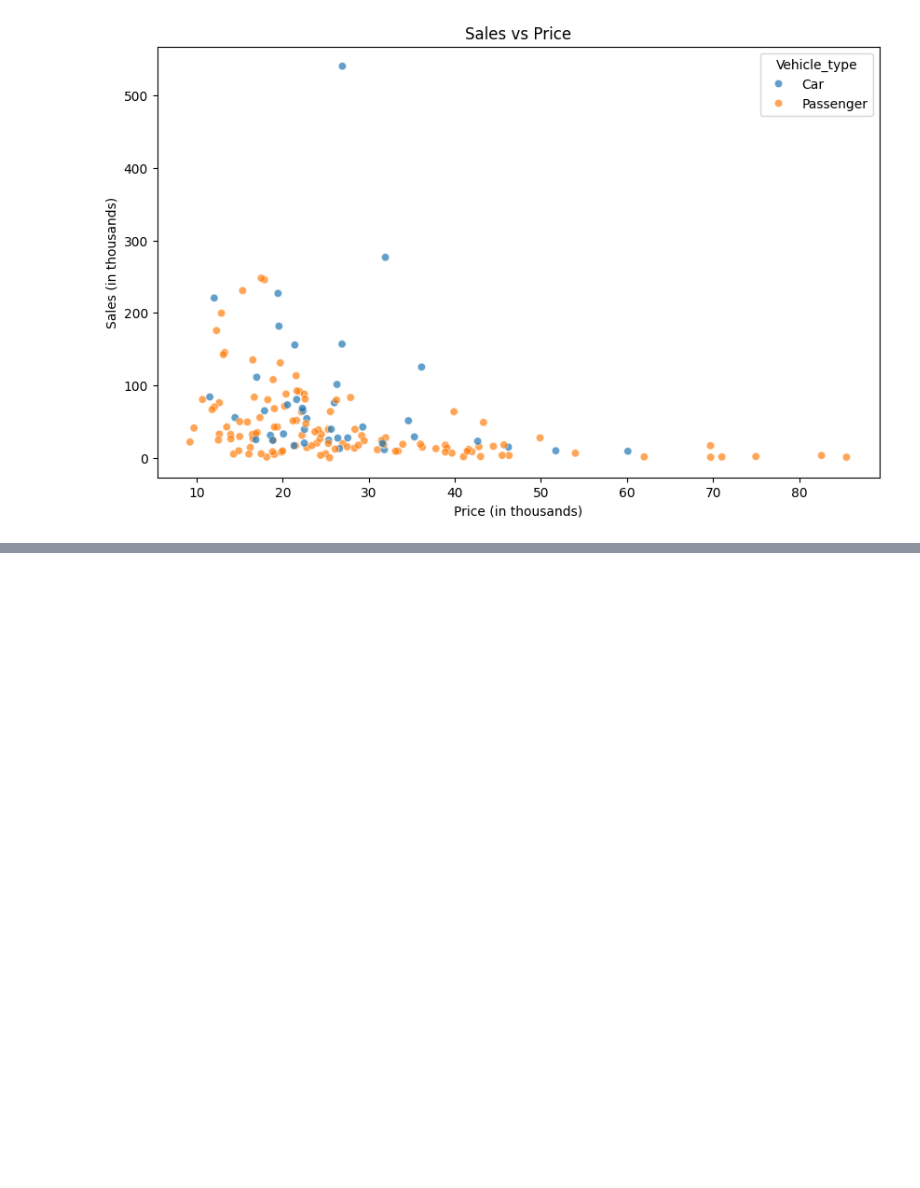
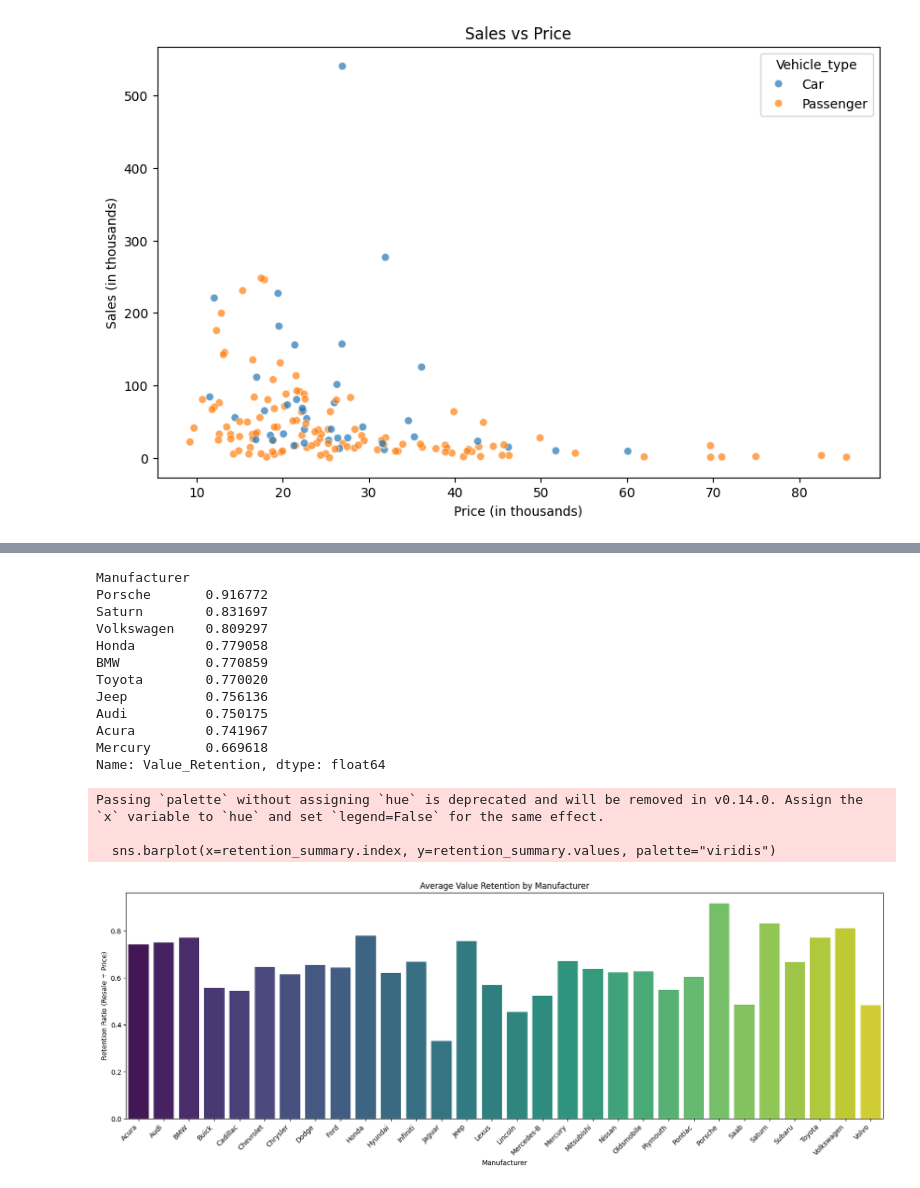
Before and after one commit to bencygv/Project, a Jupyter notebook: notebooks/01_exploration.ipynb, the cells around one changed output, grey strips where cells are left out. Saved outputs shown, nothing was run; the diff lists cells and outputs as text; code cells hidden in the pictures; blank space fills up the shorter version.

```diff
--- a/notebooks/01_exploration.ipynb
+++ b/notebooks/01_exploration.ipynb
@@ -773,0 +818,35 @@ Cluster
+# %%
+# Which manufacturers retain value best (Year_resale_value vs Price)?
+
+# Value Retention (% of original price)
+df["Value_Retention"] = df["Year_resale_value"] / df["Price_in_thousands"]
+
+# Average retention by manufacturer
+retention_summary = df.groupby("Manufacturer")["Value_Retention"].mean().sort_values(ascending=False)
+print(retention_summary.head(10))
+
+# Plot retention percentage
+plt.figure(figsize=(20,6))
+sns.barplot(x=retention_summary.index, y=retention_summary.values, palette="viridis")
+plt.xticks(rotation=45, ha="right")
+plt.title("Average Value Retention by Manufacturer")
+plt.ylabel("Retention Ratio (Resale ÷ Price)")
+plt.xlabel("Manufacturer")
+plt.show()
+# %% [output]
+Manufacturer
+Porsche       0.916772
+Saturn        0.831697
+Volkswagen    0.809297
+Honda         0.779058
+BMW           0.770859
+Toyota        0.770020
+Jeep          0.756136
+Audi          0.750175
+Acura         0.741967
+Mercury       0.669618
+Name: Value_Retention, dtype: float64
+Passing `palette` without assigning `hue` is deprecated and will be removed in v0.14.0. Assign the `x` variable to `hue` and set `legend=False` for the same effect.
+
+  sns.barplot(x=retention_summary.index, y=retention_summary.values, palette="viridis")
+[figure, added]
```
Also changed, not shown: parts of 7 cells of this notebook.
